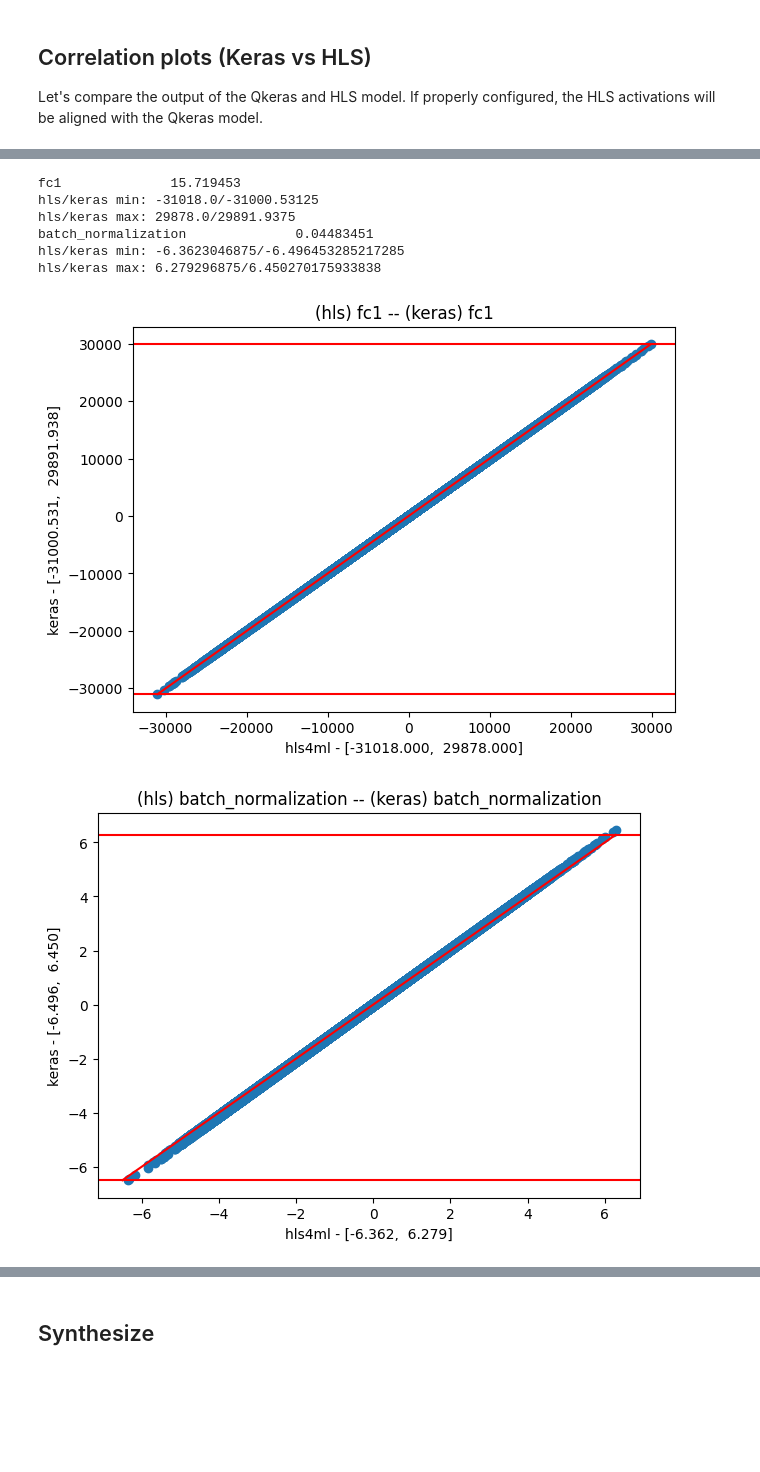
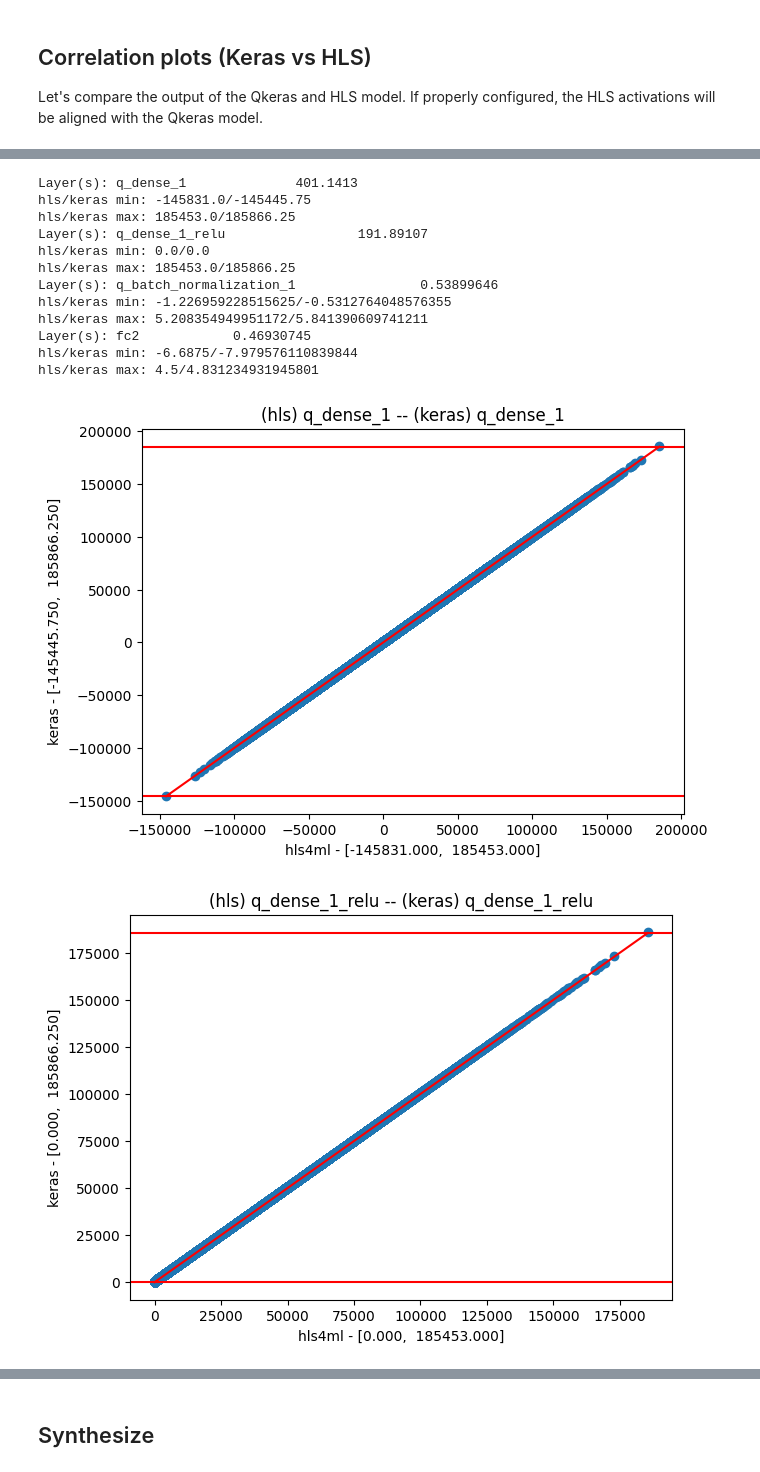
Before and after one commit to fastmachinelearning/ml-quantum-readout, a Jupyter notebook: notebooks/workflow.ipynb, the cells around one changed output, grey strips where cells are left out. Drawn from its saved outputs; the diff is of its cells as text; code cells hidden in the pictures; blank space fills up the shorter version.

```diff
--- a/notebooks/workflow.ipynb
+++ b/notebooks/workflow.ipynb
@@ -345,25 +364,25 @@ LayerName
+# %%
+output_dir = f'../hls4ml_projects/sl-{start_location}_ws-{window_size}'
+xilinx_part = 'xczu49dr-ffvf1760-2-e'
+io_type = 'io_parallel'
+clock_period = 3.225  # 3.225ns (307.2 MHz)
+hls_fig = os.path.join(output_dir, 'model.png')
 # %%
-OutputDir = 'hls4ml_prj/'
-XilinxPart = 'xczu49dr-ffvf1760-2-e'
-IOType = 'io_parallel'
-ClockPeriod = 3.225  # 3.225ns (307.2 MHz)
-HLSFig = OutputDir+'model.png'
-
 hls_model = hls4ml.converters.convert_from_keras_model(
-    model=model,
-    hls_config=HLSConfig,
-    output_dir=OutputDir,
-    part=XilinxPart,
-    io_type=IOType,
-    clock_period=ClockPeriod,
+    model=checkpoint_model,
+    hls_config=hls_config,
+    output_dir=output_dir,
+    part=xilinx_part,
+    io_type=io_type,
+    clock_period=clock_period,
 )
 
-print(f"Creating hls4ml project directory {OutputDir}")
+print(f"Creating hls4ml project directory {output_dir}")
 hls_model.compile()  # Must compile for C Sim.
 
 # Visualize model
 hls4ml.utils.plot_model(
-    hls_model, show_shapes=True, show_precision=True, to_file=HLSFig
+    hls_model, show_shapes=True, show_precision=True, to_file=hls_fig
 )
 # %% [output]
 Interpreting Sequential
@@ -397,7 +421,7 @@ CKA: 99.311%
 Let's compare the output of the Qkeras and HLS model. If properly configured, the HLS activations will be aligned with the Qkeras model.
 # %%
 _, hls_trace = hls_model.trace(np.ascontiguousarray(X_test.astype(np.float32)))
-keras_trace = hls4ml.model.profiling.get_ymodel_keras(model, X_test.astype(np.float32))
+keras_trace = hls4ml.model.profiling.get_ymodel_keras(checkpoint_model, X_test.astype(np.float32))
 
 print(f'HLS Keys: {hls_trace.keys()}')
 print(f'Keras Keys: {keras_trace.keys()}')
@@ -414,40 +439,51 @@ Keras Keys: dict_keys(['fc1', 'batch_normalization'])
 # %%
-layers = ['fc1', 'batch_normalization']
+idx = 0
 
-for idx, layer in enumerate(layers):
-    keras_layer, hls_layer = keras_trace[layer], hls_trace[layer]
+hls_layers = hls_trace.keys()
+keras_layers = list(keras_trace.keys())
+# keras_layers = ['q_dense_1', 'q_batch_normalization_1', 'fc2']
+
+for hls_layer, keras_layer in zip(hls_layers, keras_layers):
+    keras_layer, hls_layer = keras_trace[keras_layer], hls_trace[hls_layer]
     try:
         diff = np.average(np.abs(keras_layer - hls_layer ))
-        print(f'{layer}', '\t\t', diff)
+        print(f'Layer(s): {list(hls_trace.keys())[idx]}', '\t\t', diff)
 
         plt.figure(figsize=(7, 5))
 
         plt.scatter(hls_layer.flatten(), keras_layer.flatten())
         min_x = min(keras_layer.min(), hls_layer.min())
         max_x = min(keras_layer.max(), hls_layer.max())
 
         onnx_min, onnx_max = keras_layer.flatten().min(), keras_layer.flatten().max()
         hls_min, hls_max = hls_layer.flatten().min(), hls_layer.flatten().max()
 
         print(f'hls/keras min: {hls_min}/{onnx_min}')
         print(f'hls/keras max: {hls_max}/{onnx_max}')
 
         plt.plot([min_x, max_x], [min_x, max_x], c='red')
         plt.axhline(min_x, c='red')
         plt.axhline(max_x, c='red')
 
-        plt.title(f'(hls) {layer} -- (keras) {layer}')
+        plt.title(f'(hls) {list(hls_trace.keys())[idx]} -- (keras) {list(keras_trace.keys())[idx]}')
         plt.xlabel(f'hls4ml - [{hls_min:.3f},  {hls_max:.3f}]')
         plt.ylabel(f'keras - [{onnx_min:.3f},  {onnx_max:.3f}]')
         plt.yscale('linear')
+        idx += 1
     except Exception as e:
         print(e)
 # %% [output]
-fc1              15.719453
-hls/keras min: -31018.0/-31000.53125
-hls/keras max: 29878.0/29891.9375
-batch_normalization              0.04483451
-hls/keras min: -6.3623046875/-6.496453285217285
-hls/keras max: 6.279296875/6.450270175933838
+Layer(s): q_dense_1              401.1413
+hls/keras min: -145831.0/-145445.75
+hls/keras max: 185453.0/185866.25
+Layer(s): q_dense_1_relu                 191.89107
+hls/keras min: 0.0/0.0
+hls/keras max: 185453.0/185866.25
+Layer(s): q_batch_normalization_1                0.53899646
+hls/keras min: -1.226959228515625/-0.5312764048576355
+hls/keras max: 5.208354949951172/5.841390609741211
+Layer(s): fc2            0.46930745
+hls/keras min: -6.6875/-7.979576110839844
+hls/keras max: 4.5/4.831234931945801
-[figure, old version]
+[figure, new version]
-[figure, old version]
+[figure, new version]
```
Also changed, not shown: parts of 35 cells of this notebook.
